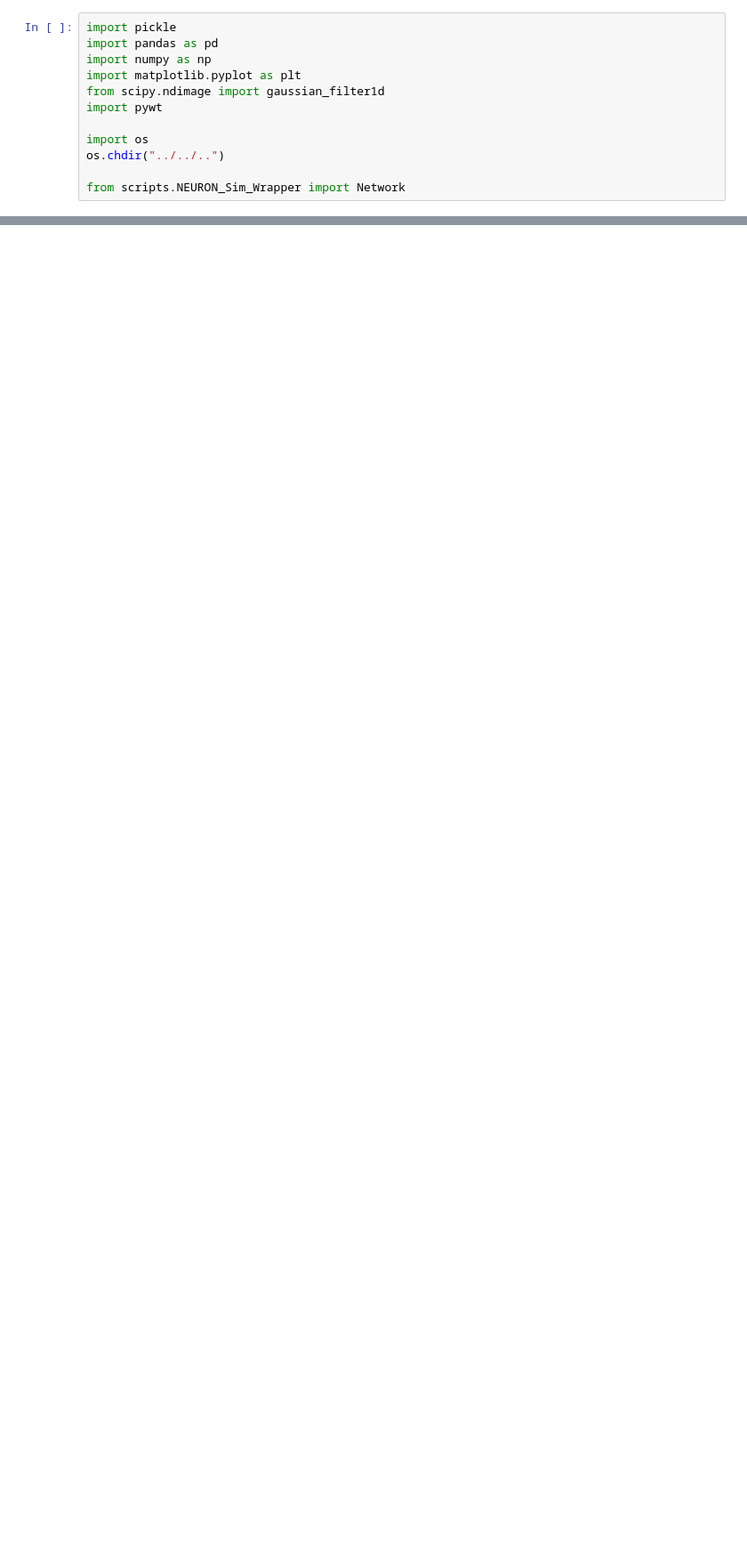
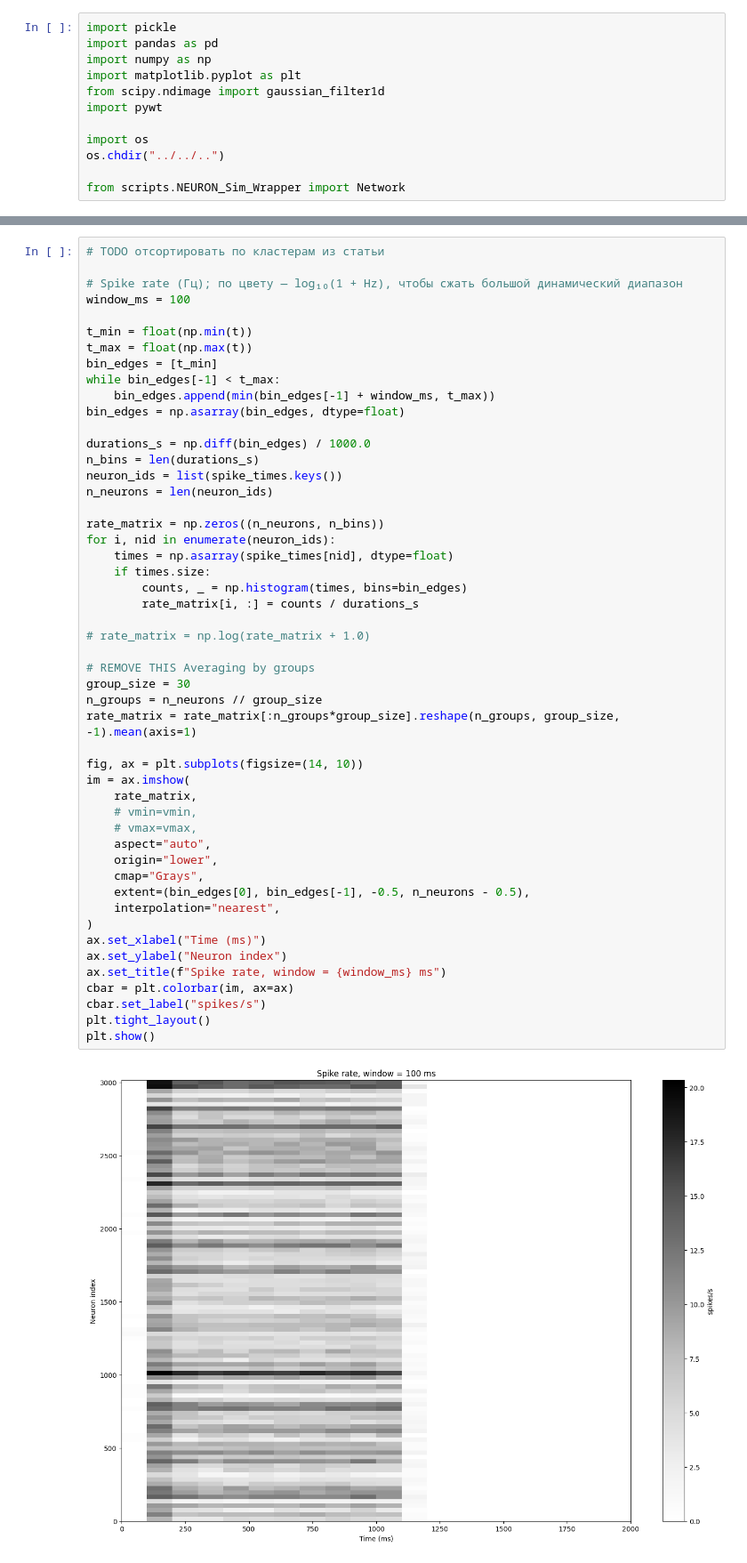
Before and after one commit to Leon-Parepko/Drosophila-Larvae-Simulation, a Jupyter notebook: Leon/Experiments/Statistical/Activity_Analysis.ipynb, the cells around one changed output, grey strips where cells are left out. Shown at 89% size. Cells and saved outputs as stored; diff of their text form; blank space fills up the shorter version.

```diff
--- a/Leon/Experiments/Statistical/Activity_Analysis.ipynb
+++ b/Leon/Experiments/Statistical/Activity_Analysis.ipynb
@@ -66,3 +86,55 @@ plt.show()
+# %%
+# TODO отсортировать по кластерам из статьи
+
+# Spike rate (Гц); по цвету — log₁₀(1 + Hz), чтобы сжать большой динамический диапазон
+window_ms = 100
+
+t_min = float(np.min(t))
+t_max = float(np.max(t))
+bin_edges = [t_min]
+while bin_edges[-1] < t_max:
+    bin_edges.append(min(bin_edges[-1] + window_ms, t_max))
+bin_edges = np.asarray(bin_edges, dtype=float)
+
+durations_s = np.diff(bin_edges) / 1000.0
+n_bins = len(durations_s)
+neuron_ids = list(spike_times.keys())
+n_neurons = len(neuron_ids)
+
+rate_matrix = np.zeros((n_neurons, n_bins))
+for i, nid in enumerate(neuron_ids):
+    times = np.asarray(spike_times[nid], dtype=float)
+    if times.size:
+        counts, _ = np.histogram(times, bins=bin_edges)
+        rate_matrix[i, :] = counts / durations_s
+
+# rate_matrix = np.log(rate_matrix + 1.0)
+
+# REMOVE THIS Averaging by groups
+group_size = 30
+n_groups = n_neurons // group_size
+rate_matrix = rate_matrix[:n_groups*group_size].reshape(n_groups, group_size, -1).mean(axis=1)
+
+fig, ax = plt.subplots(figsize=(14, 10))
+im = ax.imshow(
+    rate_matrix,
+    # vmin=vmin,
+    # vmax=vmax,
+    aspect="auto",
+    origin="lower",
+    cmap="Grays",
+    extent=(bin_edges[0], bin_edges[-1], -0.5, n_neurons - 0.5),
+    interpolation="nearest",
+)
+ax.set_xlabel("Time (ms)")
+ax.set_ylabel("Neuron index")
+ax.set_title(f"Spike rate, window = {window_ms} ms")
+cbar = plt.colorbar(im, ax=ax)
+cbar.set_label("spikes/s")
+plt.tight_layout()
+plt.show()
+# %% [output]
+[figure, added]
 # %%
 # извлекаем напряжения всех нейронов
 all_voltages = list(voltages.values())
```
Also changed, not shown: parts of 6 cells of this notebook, 4 other files.
